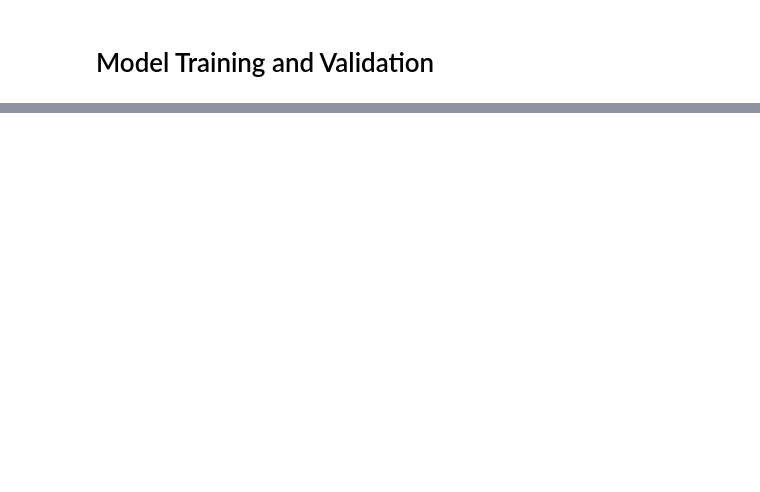
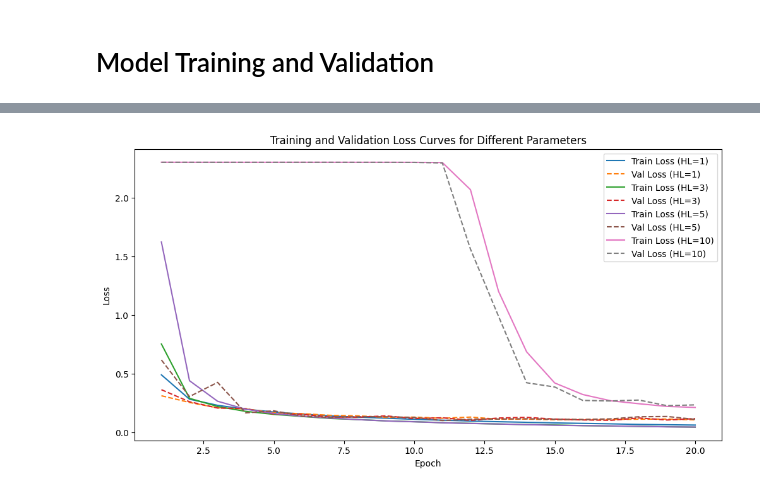
Before and after one commit to reda1609/DigitRecognitionModels, a Jupyter notebook: DigitRecognitionNN.ipynb, the cells around one changed output, grey strips where cells are left out. Saved outputs shown, nothing was run; the diff lists cells and outputs as text; code cells hidden in the pictures; blank space fills up the shorter version.

```diff
--- a/DigitRecognitionNN.ipynb
+++ b/DigitRecognitionNN.ipynb
@@ -237,0 +376,10 @@ Accuracy of the network on the 14000 test images: 92.49 %
+# %%
+# Experiment 3: Vary number of hidden layers
+hidden_layers_list = [1, 3, 5, 10]
+fixed_params['batch_size'] = best_batch_size
+train_loss_curves, val_loss_curves, best_model, best_val_loss, best_hidden_layers = run_experiments(
+    hidden_layers_list, 'hidden_layers', fixed_params
+)
+plot_loss_curves(train_loss_curves, val_loss_curves, hidden_layers_list, 'HL')
+print(f"\nBest number of hidden layers: {best_hidden_layers} (Validation Loss: {best_val_loss:.4f})\n")
+# %% [output]
@@ -237,0 +403 @@ Accuracy of the network on the 14000 test images: 92.49 %
+[figure, added]
```
Also changed, not shown: parts of 18 cells of this notebook.
